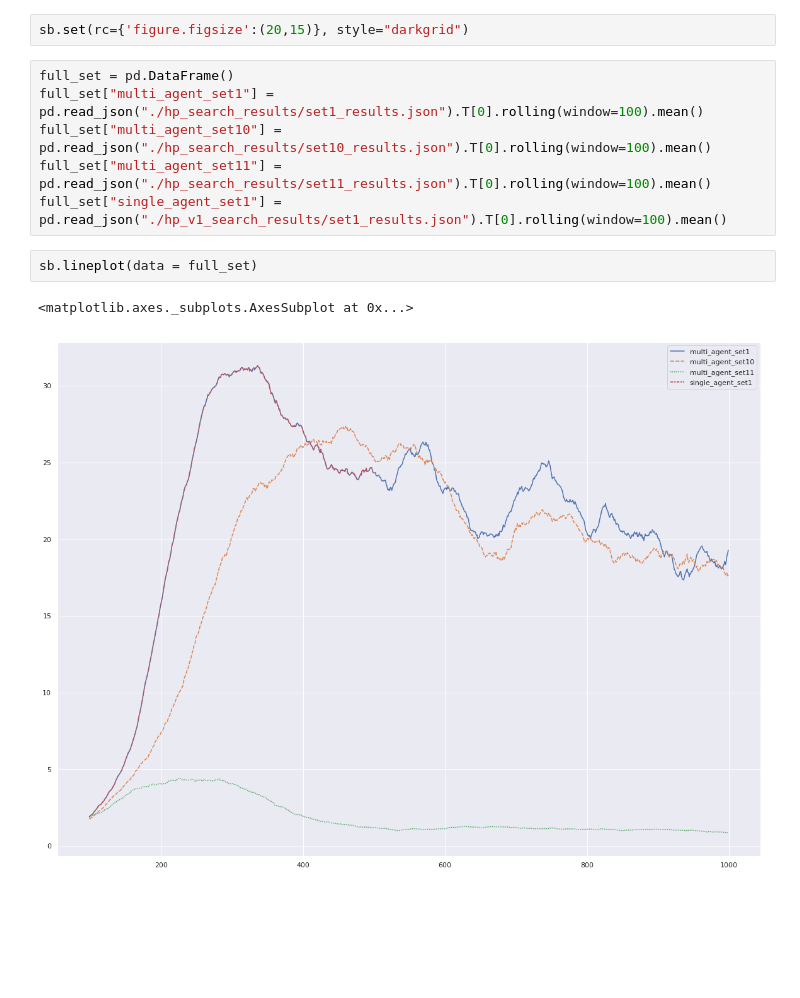
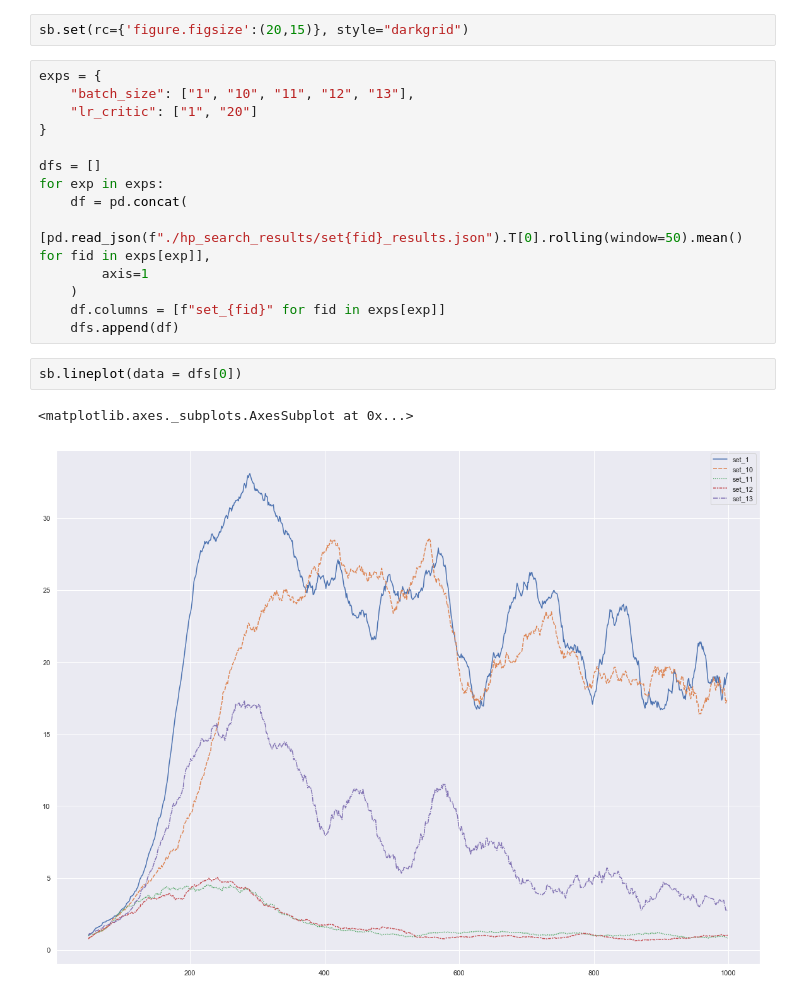
Before and after one commit to jezzarax/drlnd_p2_continuous, a Jupyter notebook: Hyperparameter_search_results_exploration.ipynb, the cells around one changed output. Saved outputs shown, nothing was run; the diff lists cells and outputs as text; blank space fills up the shorter version.

Commit message:
Add some more result charts

```diff
--- a/Hyperparameter_search_results_exploration.ipynb
+++ b/Hyperparameter_search_results_exploration.ipynb
@@ -3,14 +3,22 @@ import pandas as pd
 import seaborn as sb
 # %%
 sb.set(rc={'figure.figsize':(20,15)}, style="darkgrid")
-# %%
-full_set = pd.DataFrame()
-full_set["multi_agent_set1"] = pd.read_json("./hp_search_results/set1_results.json").T[0].rolling(window=100).mean()
-full_set["multi_agent_set10"] = pd.read_json("./hp_search_results/set10_results.json").T[0].rolling(window=100).mean()
-full_set["multi_agent_set11"] = pd.read_json("./hp_search_results/set11_results.json").T[0].rolling(window=100).mean()
-full_set["single_agent_set1"] = pd.read_json("./hp_v1_search_results/set1_results.json").T[0].rolling(window=100).mean()
+# %%
+exps = {
+    "batch_size": ["1", "10", "11", "12", "13"],
+    "lr_critic": ["1", "20"]
+}
+
+dfs = []
+for exp in exps:
+    df = pd.concat(
+        [pd.read_json(f"./hp_search_results/set{fid}_results.json").T[0].rolling(window=50).mean() for fid in exps[exp]],
+        axis=1
+    )
+    df.columns = [f"set_{fid}" for fid in exps[exp]]
+    dfs.append(df)
 # %%
-sb.lineplot(data = full_set)
+sb.lineplot(data = dfs[0])
 # %% [output]
 <matplotlib.axes._subplots.AxesSubplot at 0x...>
-[figure, old version]
+[figure, new version]
```
Also changed, not shown: parts of 2 cells of this notebook.
